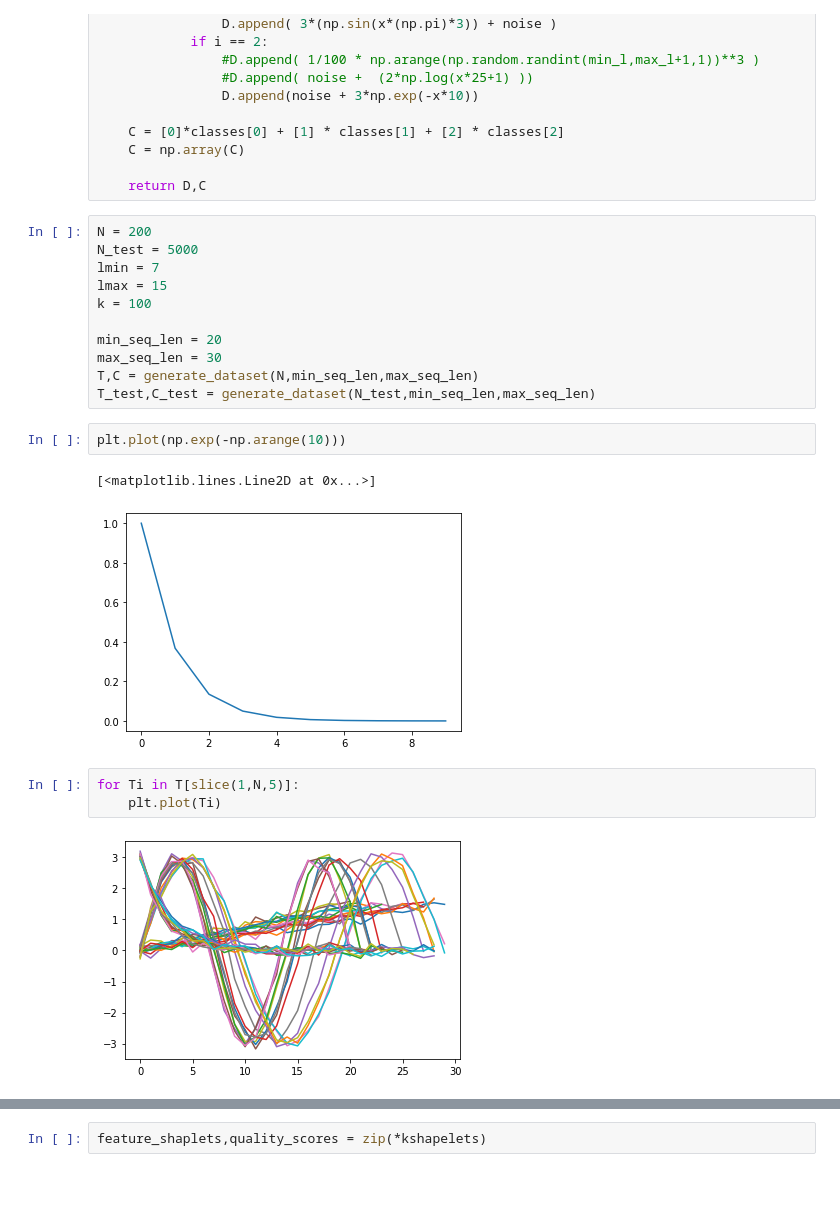
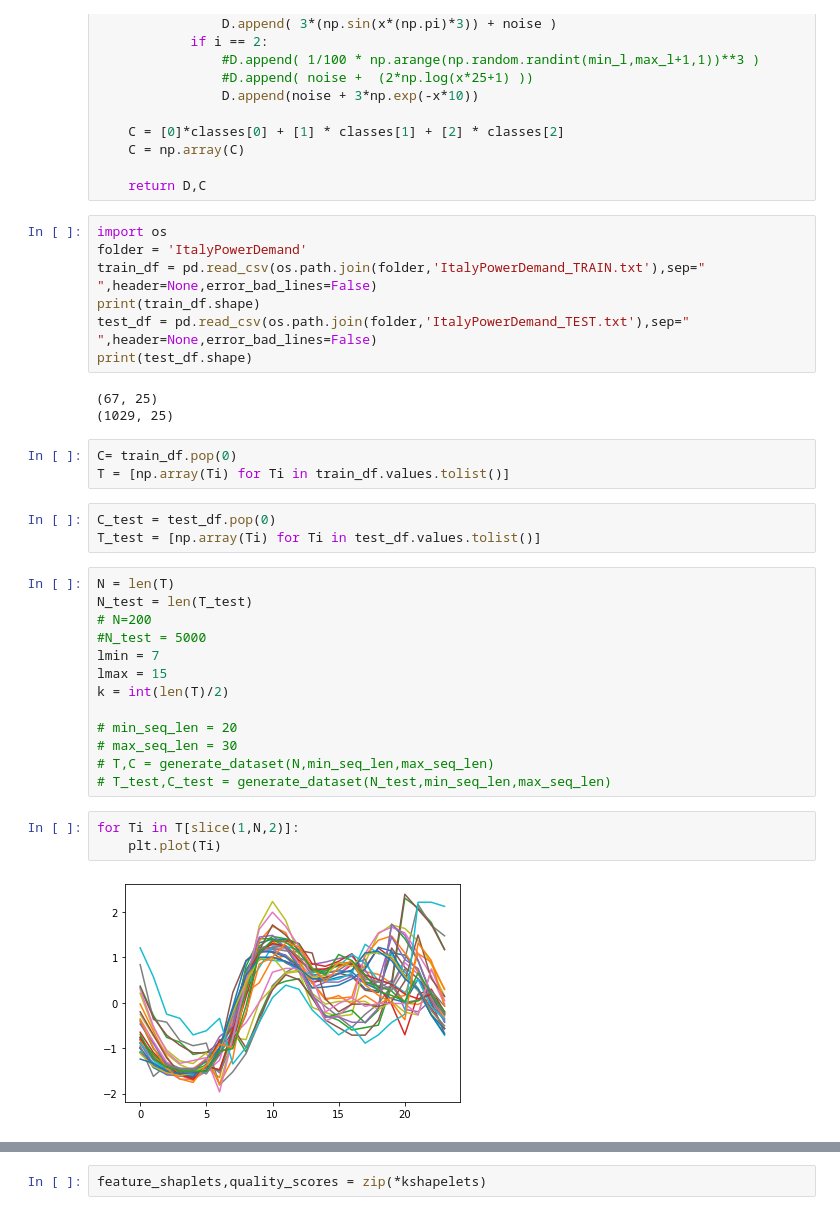
Before and after one commit to mlpotter/Shapelet_Transform, a Jupyter notebook: Shapelet_Transform.ipynb, the cells around one changed output, grey strips where cells are left out. Drawn from its saved outputs; the diff is of its cells as text; blank space fills up the shorter version.

Commit message:
change to italy power demand dataset

```diff
--- a/Shapelet_Transform.ipynb
+++ b/Shapelet_Transform.ipynb
@@ -98,27 +98,40 @@ def generate_dataset(N,min_l,max_l):
     C = np.array(C)
 
     return D,C
+# %%
+import os
+folder = 'ItalyPowerDemand'
+train_df = pd.read_csv(os.path.join(folder,'ItalyPowerDemand_TRAIN.txt'),sep="  ",header=None,error_bad_lines=False)
+print(train_df.shape)
+test_df = pd.read_csv(os.path.join(folder,'ItalyPowerDemand_TEST.txt'),sep="  ",header=None,error_bad_lines=False)
+print(test_df.shape)
+# %% [output]
+(67, 25)
+(1029, 25)
+# %%
+C= train_df.pop(0)
+T = [np.array(Ti) for Ti in train_df.values.tolist()]
+# %%
+C_test = test_df.pop(0)
+T_test = [np.array(Ti) for Ti in test_df.values.tolist()]
 # %%
-N = 200
-N_test = 5000
+N = len(T)
+N_test = len(T_test)
+# N=200
+#N_test = 5000
 lmin = 7
 lmax = 15
-k = 100
+k = int(len(T)/2)
 
-min_seq_len = 20
-max_seq_len = 30
-T,C = generate_dataset(N,min_seq_len,max_seq_len)
-T_test,C_test = generate_dataset(N_test,min_seq_len,max_seq_len)
+# min_seq_len = 20
+# max_seq_len = 30
+# T,C = generate_dataset(N,min_seq_len,max_seq_len)
+# T_test,C_test = generate_dataset(N_test,min_seq_len,max_seq_len)
-# %%
-plt.plot(np.exp(-np.arange(10)))
-# %% [output]
-[<matplotlib.lines.Line2D at 0x...>]
-[figure, removed]
 # %%
-for Ti in T[slice(1,N,5)]:
+for Ti in T[slice(1,N,2)]:
     plt.plot(Ti)
 # %% [output]
-[figure, old version]
+[figure, new version]
 # %%
 kshapelets = ShapeletCachedSelection(T,lmin,lmax,k)
 # %% [output]
```
Also changed, not shown: parts of 6 cells of this notebook.
